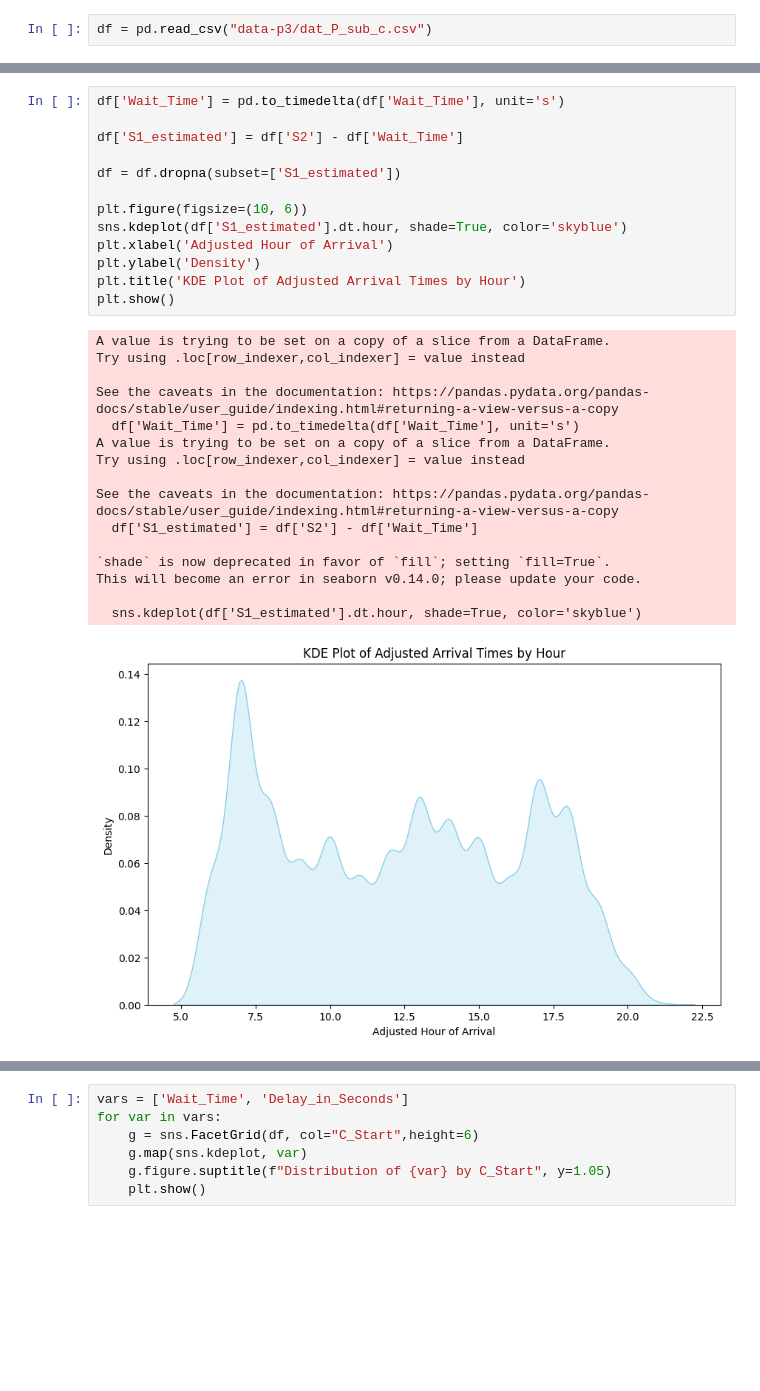
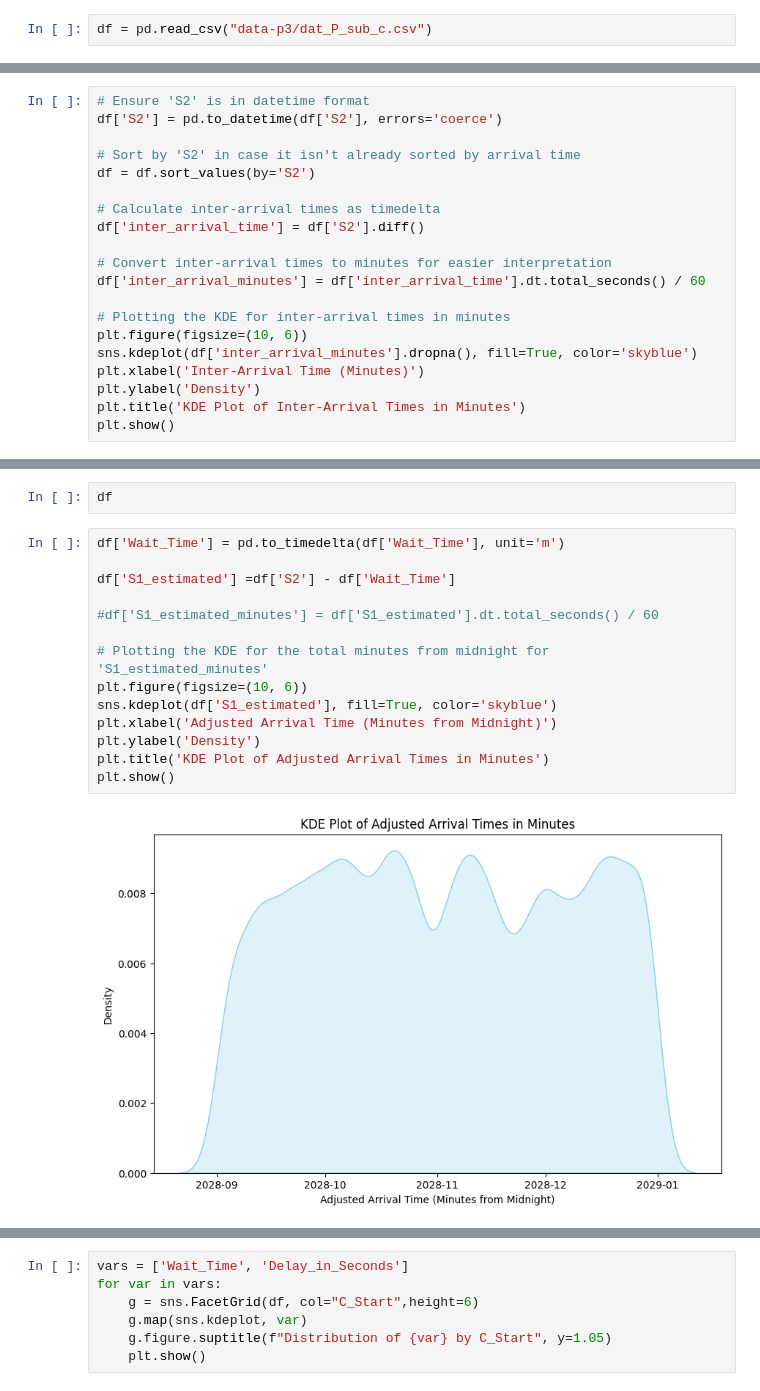
Before and after one commit to mairihallman/MAT-4376E-F24, a Jupyter notebook: 3-queueing-systems/dat-p-sub-exploration.ipynb, the cells around one changed output, grey strips where cells are left out. Drawn from its saved outputs; the diff is of its cells as text; blank space fills up the shorter version.

```diff
--- a/3-queueing-systems/dat-p-sub-exploration.ipynb
+++ b/3-queueing-systems/dat-p-sub-exploration.ipynb
@@ -8,0 +11,20 @@ df = pd.read_csv("data-p3/dat_P_sub_c.csv")
+# %%
+# Ensure 'S2' is in datetime format
+df['S2'] = pd.to_datetime(df['S2'], errors='coerce')
+
+# Sort by 'S2' in case it isn't already sorted by arrival time
+df = df.sort_values(by='S2')
+
+# Calculate inter-arrival times as timedelta
+df['inter_arrival_time'] = df['S2'].diff()
+
+# Convert inter-arrival times to minutes for easier interpretation
+df['inter_arrival_minutes'] = df['inter_arrival_time'].dt.total_seconds() / 60
+
+# Plotting the KDE for inter-arrival times in minutes
+plt.figure(figsize=(10, 6))
+sns.kdeplot(df['inter_arrival_minutes'].dropna(), fill=True, color='skyblue')
+plt.xlabel('Inter-Arrival Time (Minutes)')
+plt.ylabel('Density')
+plt.title('KDE Plot of Inter-Arrival Times in Minutes')
+plt.show()
@@ -16,33 +50,21 @@ plt.title('KDE Plot of Arrival Times')
 plt.show()
 # %% [output]
 [figure]
+# %%
+df
 # %%
-df['Wait_Time'] = pd.to_timedelta(df['Wait_Time'], unit='s')
+df['Wait_Time'] = pd.to_timedelta(df['Wait_Time'], unit='m')
 
-df['S1_estimated'] = df['S2'] - df['Wait_Time']
+df['S1_estimated'] =df['S2'] - df['Wait_Time']
 
-df = df.dropna(subset=['S1_estimated'])
+#df['S1_estimated_minutes'] = df['S1_estimated'].dt.total_seconds() / 60
 
+# Plotting the KDE for the total minutes from midnight for 'S1_estimated_minutes'
 plt.figure(figsize=(10, 6))
-sns.kdeplot(df['S1_estimated'].dt.hour, shade=True, color='skyblue')
-plt.xlabel('Adjusted Hour of Arrival')
+sns.kdeplot(df['S1_estimated'], fill=True, color='skyblue')
+plt.xlabel('Adjusted Arrival Time (Minutes from Midnight)')
 plt.ylabel('Density')
-plt.title('KDE Plot of Adjusted Arrival Times by Hour')
+plt.title('KDE Plot of Adjusted Arrival Times in Minutes')
 plt.show()
 # %% [output]
-A value is trying to be set on a copy of a slice from a DataFrame.
-Try using .loc[row_indexer,col_indexer] = value instead
-
-See the caveats in the documentation: https://pandas.pydata.org/pandas-docs/stable/user_guide/indexing.html#returning-a-view-versus-a-copy
-  df['Wait_Time'] = pd.to_timedelta(df['Wait_Time'], unit='s')
-A value is trying to be set on a copy of a slice from a DataFrame.
-Try using .loc[row_indexer,col_indexer] = value instead
-
-See the caveats in the documentation: https://pandas.pydata.org/pandas-docs/stable/user_guide/indexing.html#returning-a-view-versus-a-copy
-  df['S1_estimated'] = df['S2'] - df['Wait_Time']
-
-`shade` is now deprecated in favor of `fill`; setting `fill=True`.
-This will become an error in seaborn v0.14.0; please update your code.
-
-  sns.kdeplot(df['S1_estimated'].dt.hour, shade=True, color='skyblue')
-[figure, old version]
+[figure, new version]
```
Also changed, not shown: parts of 10 cells of this notebook, 2 other files.
